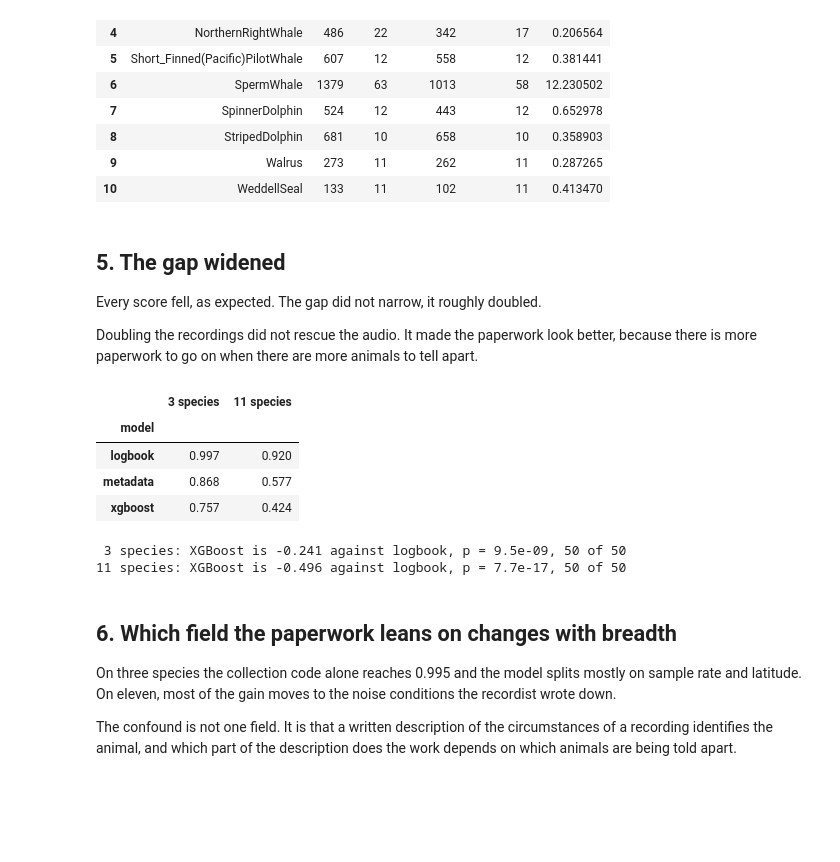
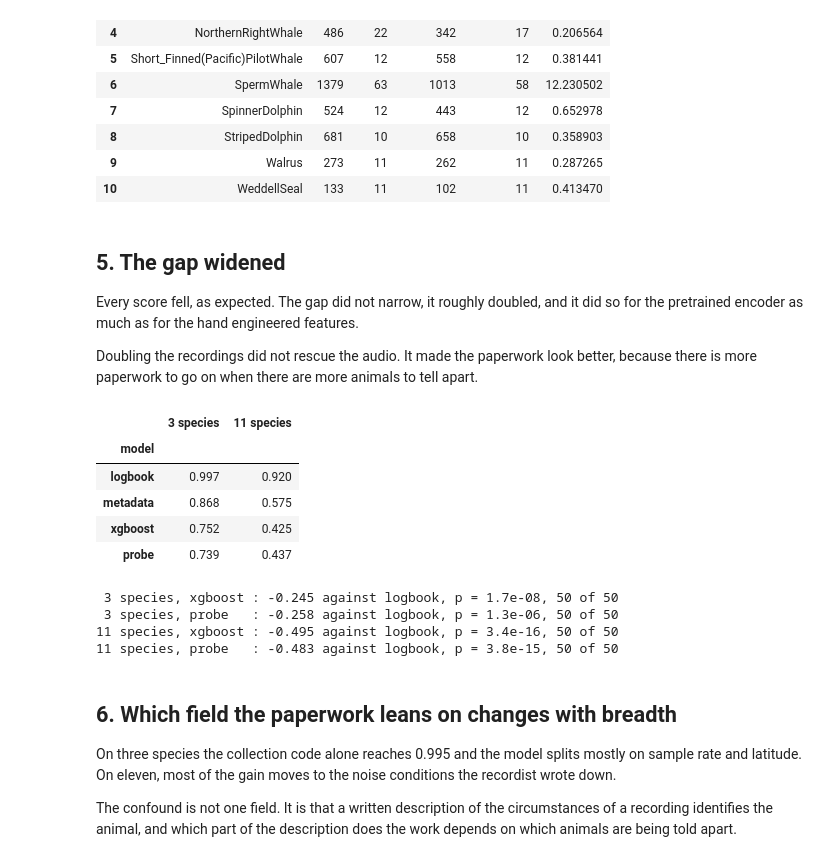
Before and after one commit to Canon-Regularis/datura, a Jupyter notebook: experiments/04_call_types_and_breadth.ipynb, the cells around one changed output. Saved outputs shown, nothing was run; the diff lists cells and outputs as text; code cells hidden in the pictures; blank space fills up the shorter version.

```diff
--- a/experiments/04_call_types_and_breadth.ipynb
+++ b/experiments/04_call_types_and_breadth.ipynb
@@ -173,37 +186,44 @@ summing per species gives 238, because some tapes carry two
 # %% [markdown]
 ## 5. The gap widened
 
-Every score fell, as expected. The gap did not narrow, it roughly doubled.
+Every score fell, as expected. The gap did not narrow, it roughly doubled, and it did so for the
+pretrained encoder as much as for the hand engineered features.
 
 Doubling the recordings did not rescue the audio. It made the paperwork look better, because there is
 more paperwork to go on when there are more animals to tell apart.
 # %%
 comparison = []
 for cfg in (narrow, wide):
     family = next(f for f in families.discover(cfg) if f.key == families.SPECIES_FAMILY)
     scores = tables.headline(tables.comparison(cfg, list(family.names))).set_index("model")["mean"]
     comparison.append(scores.rename(f"{len(cfg.dataset.species)} species"))
 
-side_by_side = pd.concat(comparison, axis=1).loc[["logbook", "metadata", "xgboost"]]
+side_by_side = pd.concat(comparison, axis=1).loc[["logbook", "metadata", "xgboost", "probe"]]
 side_by_side.round(3)
 # %% [output]
 |  | 3 species | 11 species |
 | model |  |  |
 | logbook | 0.997 | 0.920 |
-| metadata | 0.868 | 0.577 |
-| xgboost | 0.757 | 0.424 |
+| metadata | 0.868 | 0.575 |
+| xgboost | 0.752 | 0.425 |
+| probe | 0.739 | 0.437 |
 # %%
 for cfg in (narrow, wide):
     family = next(f for f in families.discover(cfg) if f.key == families.SPECIES_FAMILY)
     floor = families.strongest_floor(cfg, family)
-    row = tables.family_margins(cfg, family, control=floor).set_index("model").loc["xgboost"]
-    print(
-        f"{len(cfg.dataset.species):2d} species: XGBoost is {row.margin:+.3f} against {floor}, "
-        f"p = {row.p_value:.1e}, {int(row.agreeing)} of {int(row.folds)}"
-    )
+    against = tables.family_margins(cfg, family, control=floor).set_index("model")
+    for model in ("xgboost", "probe"):
+        row = against.loc[model]
+        print(
+            f"{len(cfg.dataset.species):2d} species, {model:8s}: {row.margin:+.3f} "
+            f"against {floor}, p = {row.p_value:.1e}, "
+            f"{int(row.agreeing)} of {int(row.folds)}"
+        )
 # %% [output]
- 3 species: XGBoost is -0.241 against logbook, p = 9.5e-09, 50 of 50
-11 species: XGBoost is -0.496 against logbook, p = 7.7e-17, 50 of 50
+ 3 species, xgboost : -0.245 against logbook, p = 1.7e-08, 50 of 50
+ 3 species, probe   : -0.258 against logbook, p = 1.3e-06, 50 of 50
+11 species, xgboost : -0.495 against logbook, p = 3.4e-16, 50 of 50
+11 species, probe   : -0.483 against logbook, p = 3.8e-15, 50 of 50
 # %% [markdown]
 ## 6. Which field the paperwork leans on changes with breadth
 
```
Also changed, not shown: parts of 18 cells of this notebook, 8 other files.
